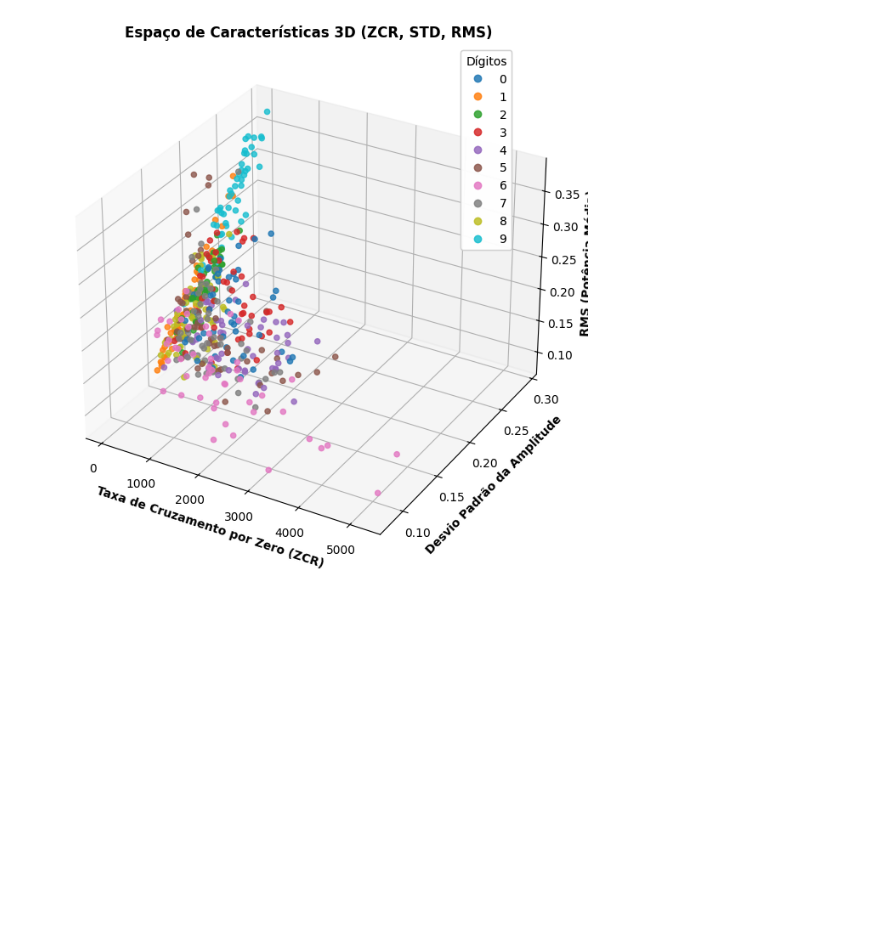
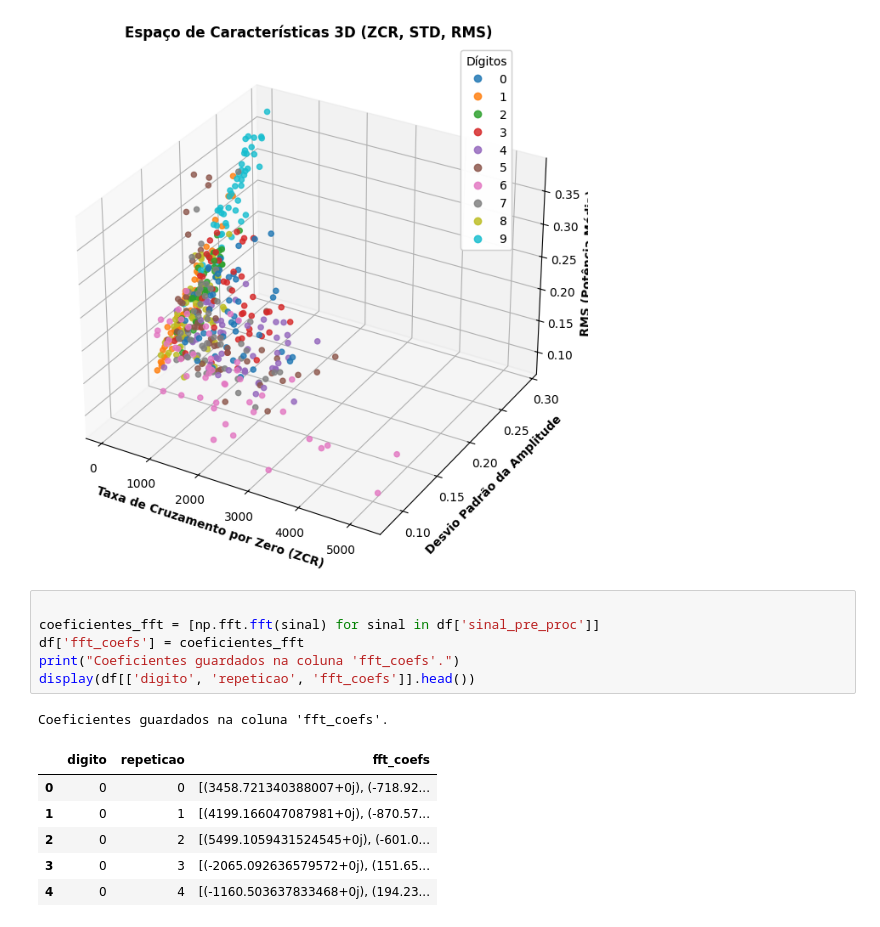
Before and after one commit to tdamiaon/ATD-Projeto, a Jupyter notebook: ATD_Projeto.ipynb, the cells around one changed output. Drawn from its saved outputs; the diff is of its cells as text; blank space fills up the shorter version.

```diff
--- a/ATD_Projeto.ipynb
+++ b/ATD_Projeto.ipynb
@@ -222,3 +217,17 @@ ax.add_artist(legend)
 plt.show()
 # %% [output]
 [figure]
+# %%
+
+coeficientes_fft = [np.fft.fft(sinal) for sinal in df['sinal_pre_proc']]
+df['fft_coefs'] = coeficientes_fft
+print("Coeficientes guardados na coluna 'fft_coefs'.")
+display(df[['digito', 'repeticao', 'fft_coefs']].head())
+# %% [output]
+Coeficientes guardados na coluna 'fft_coefs'.
+|  | digito | repeticao | fft_coefs |
+| 0 | 0 | 0 | [(3458.721340388007+0j), (-718.92... |
+| 1 | 0 | 1 | [(4199.166047087981+0j), (-870.57... |
+| 2 | 0 | 2 | [(5499.1059431524545+0j), (-601.0... |
+| 3 | 0 | 3 | [(-2065.092636579572+0j), (151.65... |
+| 4 | 0 | 4 | [(-1160.503637833468+0j), (194.23... |
```
Also changed, not shown: parts of 4 cells of this notebook.
